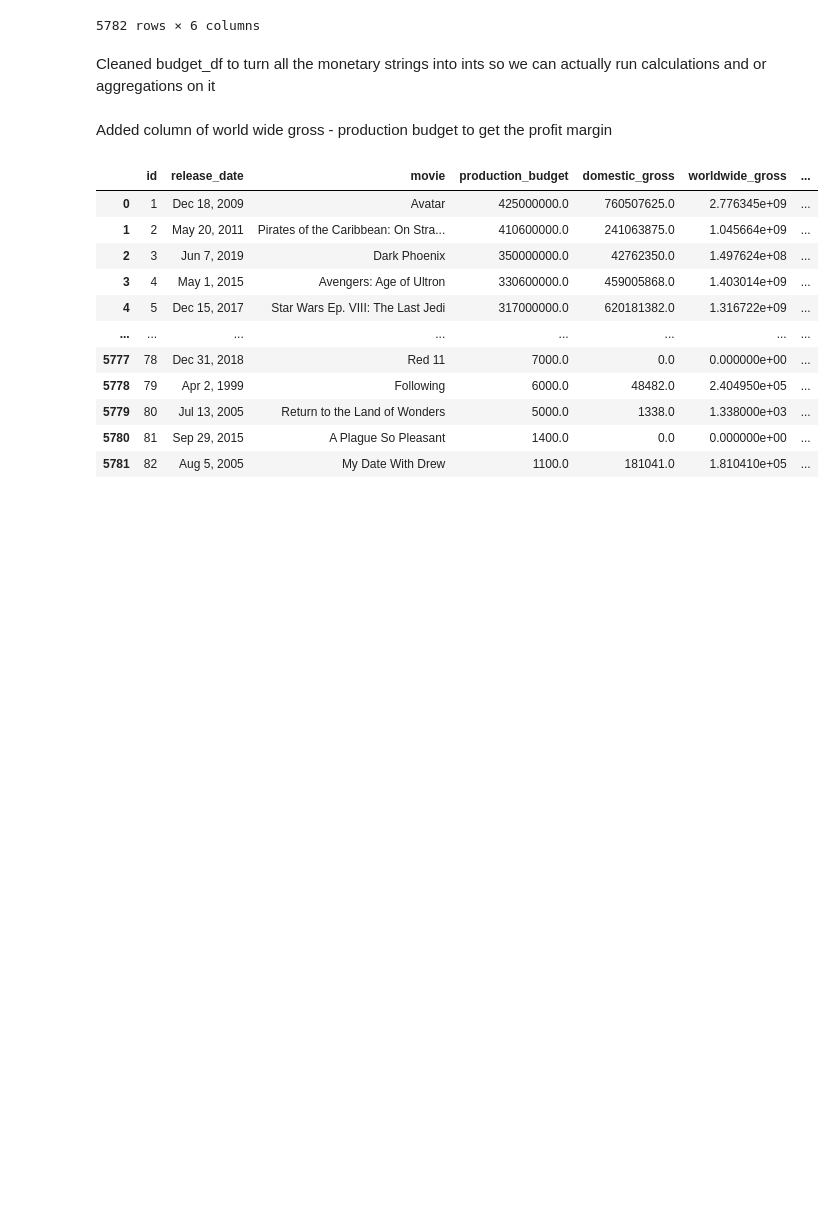
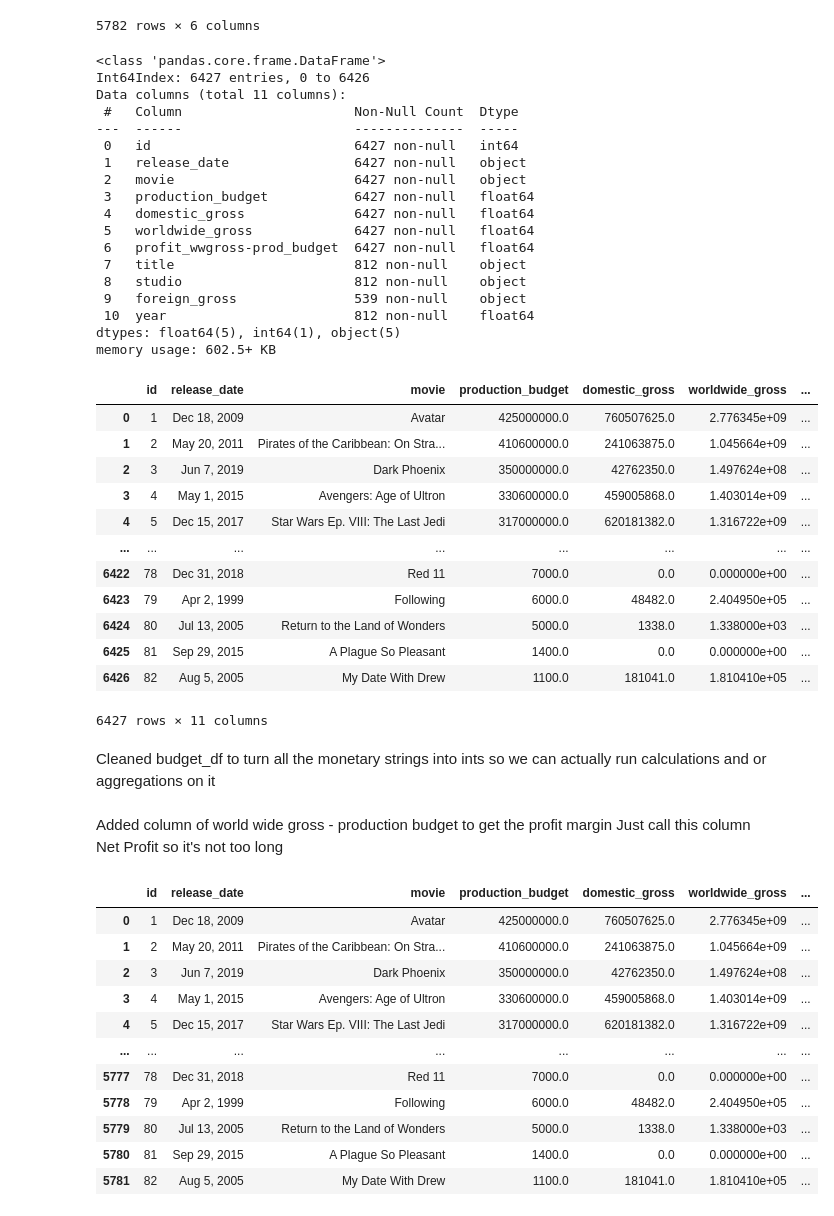
Before and after one commit to JoshuaGottlieb/Microsoft-Movie-Recommendation, a Jupyter notebook: initial-exploration.ipynb, the cells around one changed output. Drawn from its saved outputs; the diff is of its cells as text; code cells hidden in the pictures; blank space fills up the shorter version.

Commit message:
Merged budget and gross df

```diff
--- a/initial-exploration.ipynb
+++ b/initial-exploration.ipynb
@@ -83,12 +57,50 @@ budget_df
 | 5780 | 81 | Sep 29, 2015 | A Plague So Pleasant | $1,400 | $0 | $0 |
 | 5781 | 82 | Aug 5, 2005 | My Date With Drew | $1,100 | $181,041 | $181,041 |
 5782 rows × 6 columns
+# %%
+# merging budget dataframe and gross dataframe by domestic gross, kept all the available titles from the budget_df since it contains more movies
+merged_budget_and_gross = pd.merge(budget_df, gross_df, how = "left", on = "domestic_gross" )
+merged_budget_and_gross.info()
+merged_budget_and_gross
+# %% [output]
+<class 'pandas.core.frame.DataFrame'>
+Int64Index: 6427 entries, 0 to 6426
+Data columns (total 11 columns):
+ #   Column                      Non-Null Count  Dtype
+---  ------                      --------------  -----
+ 0   id                          6427 non-null   int64
+ 1   release_date                6427 non-null   object
+ 2   movie                       6427 non-null   object
+ 3   production_budget           6427 non-null   float64
+ 4   domestic_gross              6427 non-null   float64
+ 5   worldwide_gross             6427 non-null   float64
+ 6   profit_wwgross-prod_budget  6427 non-null   float64
+ 7   title                       812 non-null    object
+ 8   studio                      812 non-null    object
+ 9   foreign_gross               539 non-null    object
+ 10  year                        812 non-null    float64
+dtypes: float64(5), int64(1), object(5)
+memory usage: 602.5+ KB
+|  | id | release_date | movie | production_budget | domestic_gross | worldwide_gross | ... |
+| 0 | 1 | Dec 18, 2009 | Avatar | 425000000.0 | 760507625.0 | 2.776345e+09 | ... |
+| 1 | 2 | May 20, 2011 | Pirates of the Caribbean: On Stra... | 410600000.0 | 241063875.0 | 1.045664e+09 | ... |
+| 2 | 3 | Jun 7, 2019 | Dark Phoenix | 350000000.0 | 42762350.0 | 1.497624e+08 | ... |
+| 3 | 4 | May 1, 2015 | Avengers: Age of Ultron | 330600000.0 | 459005868.0 | 1.403014e+09 | ... |
+| 4 | 5 | Dec 15, 2017 | Star Wars Ep. VIII: The Last Jedi | 317000000.0 | 620181382.0 | 1.316722e+09 | ... |
+| ... | ... | ... | ... | ... | ... | ... | ... |
+| 6422 | 78 | Dec 31, 2018 | Red 11 | 7000.0 | 0.0 | 0.000000e+00 | ... |
+| 6423 | 79 | Apr 2, 1999 | Following | 6000.0 | 48482.0 | 2.404950e+05 | ... |
+| 6424 | 80 | Jul 13, 2005 | Return to the Land of Wonders | 5000.0 | 1338.0 | 1.338000e+03 | ... |
+| 6425 | 81 | Sep 29, 2015 | A Plague So Pleasant | 1400.0 | 0.0 | 0.000000e+00 | ... |
+| 6426 | 82 | Aug 5, 2005 | My Date With Drew | 1100.0 | 181041.0 | 1.810410e+05 | ... |
+6427 rows × 11 columns
 # %% [markdown]
 Cleaned budget_df to turn all the monetary strings into ints so we can actually run calculations and or aggregations on it
 # %%
 budget_df[budget_df.columns[3:]] = budget_df[budget_df.columns[3:]].replace('[\$]|,', '', regex=True).astype(float)
 # %% [markdown]
 Added column of world wide gross - production budget to get the profit margin
+Just call this column Net Profit so it's not too long
 # %%
 budget_df['profit_wwgross-prod_budget'] = budget_df['worldwide_gross']-budget_df['production_budget']
 # %%
```
Also changed, not shown: parts of 5 cells of this notebook, 6 other files.
